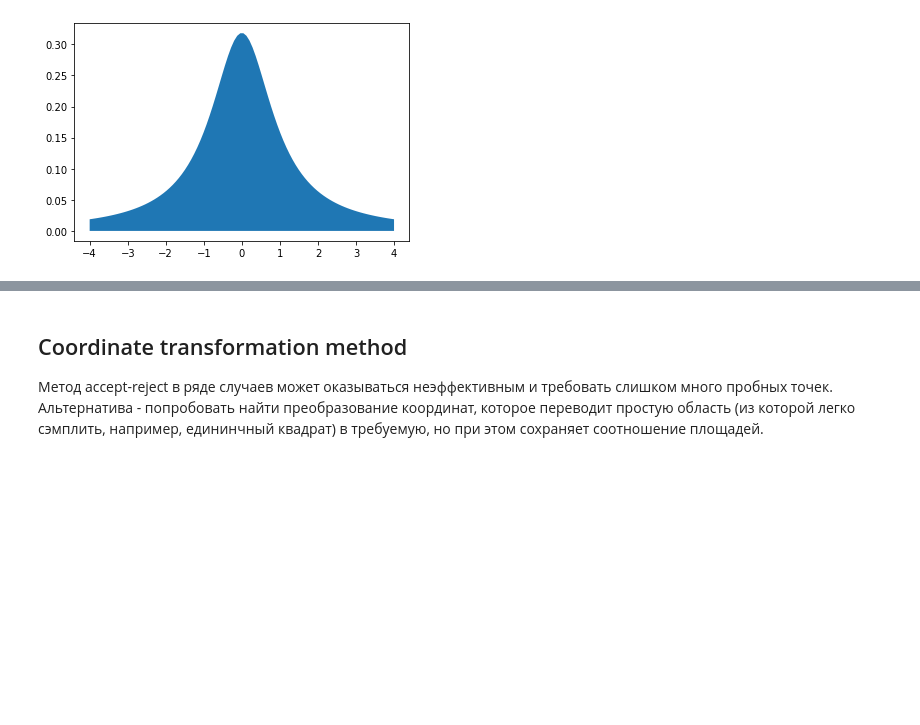
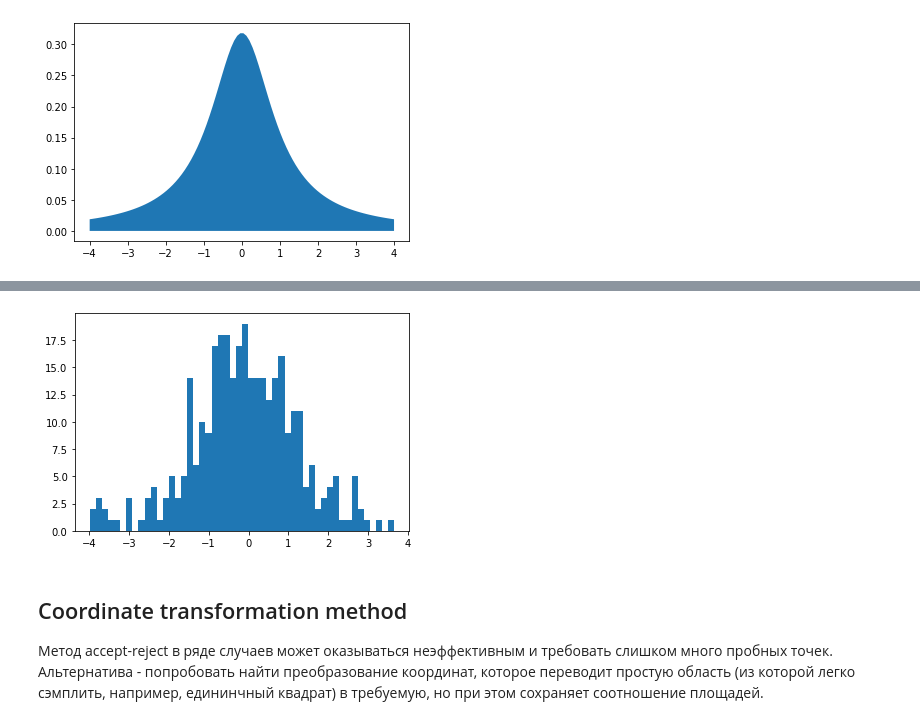
Before and after one commit to Raymorr/python, a Jupyter notebook: homework5.ipynb, the cells around one changed output, grey strips where cells are left out. Drawn from its saved outputs; the diff is of its cells as text; code cells hidden in the pictures; blank space fills up the shorter version.

```diff
--- a/homework5.ipynb
+++ b/homework5.ipynb
@@ -205,3 +205,8 @@ plt.show()
+# %%
+plt.hist(answ[0], bins = 50)
+plt.show()
+# %% [output]
+[figure, added]
 # %% [markdown]
 ##  Coordinate transformation method
 
```
Also changed, not shown: parts of 2 cells of this notebook.
